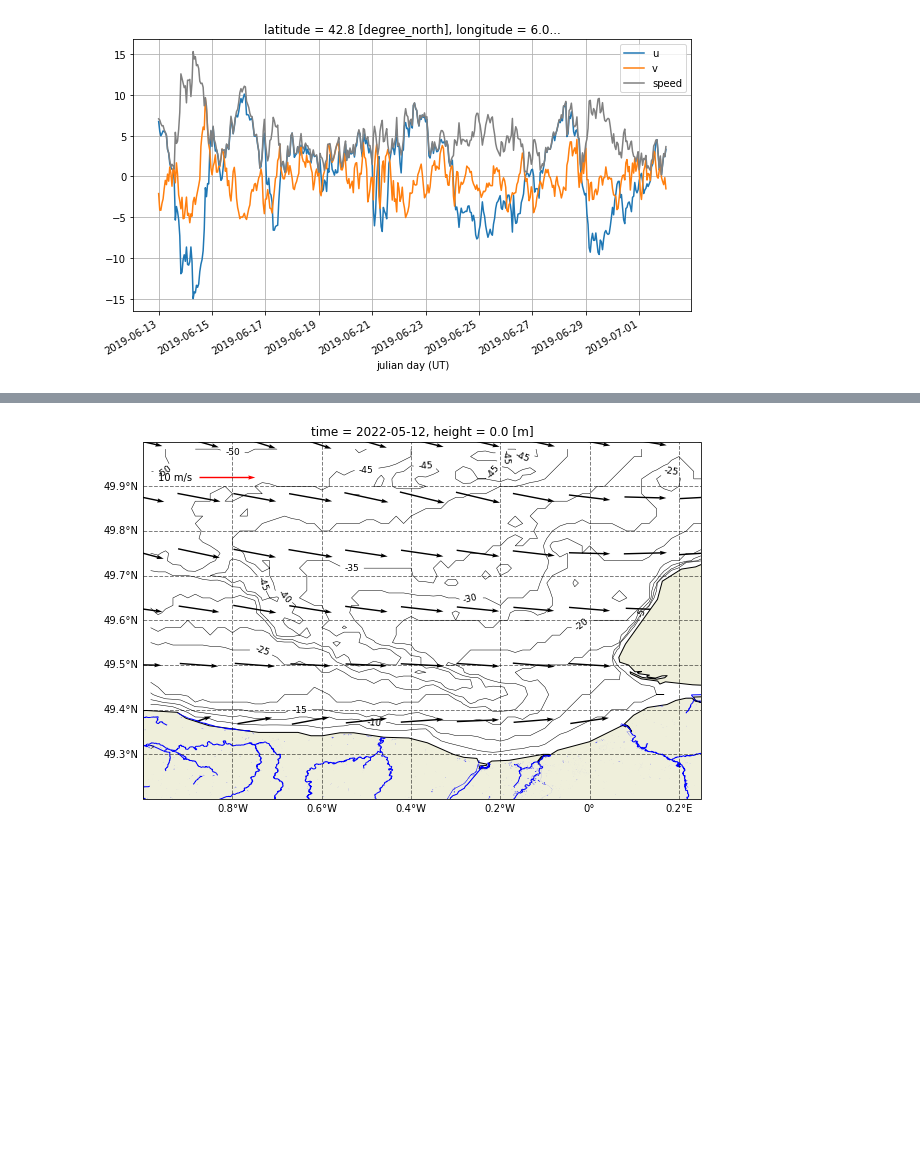
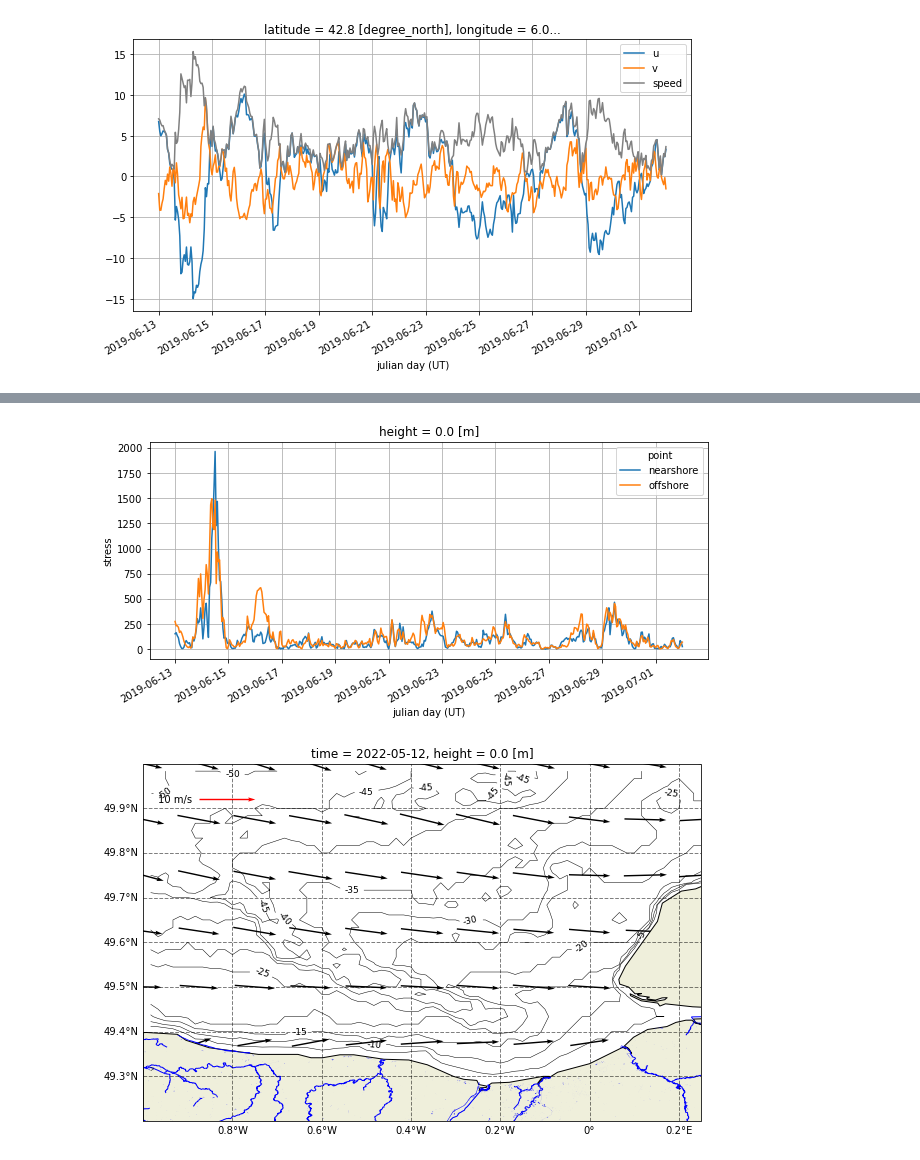
Before and after one commit to apatlpo/das_work, a Jupyter notebook: hydrology/wind.ipynb, the cells around one changed output, grey strips where cells are left out. Cells and saved outputs as stored; diff of their text form; code cells hidden in the pictures; blank space fills up the shorter version.

```diff
--- a/hydrology/wind.ipynb
+++ b/hydrology/wind.ipynb
@@ -159,3 +257,9 @@ ax.legend()
+# %%
+fig, ax = plt.subplots(1,1, figsize=(10,4))
+dsp.stress.plot.line(x="time")
+ax.grid()
+# %% [output]
+[figure, added]
 # %%
 bounds=[-.5, -.1, 49.25, 49.5]
 bounds=[-1., .25, 49.2, 50.]
```
Also changed, not shown: parts of 12 cells of this notebook, 2 other files.
